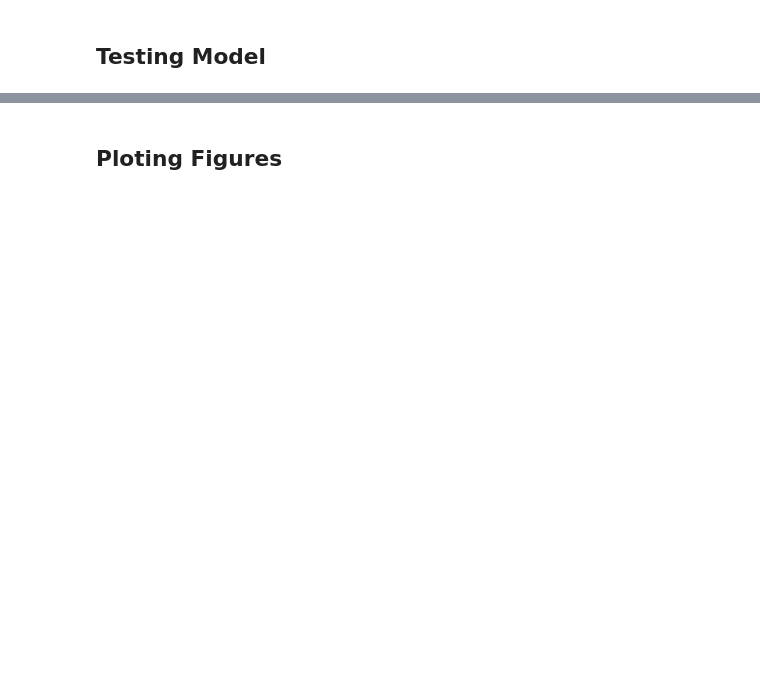
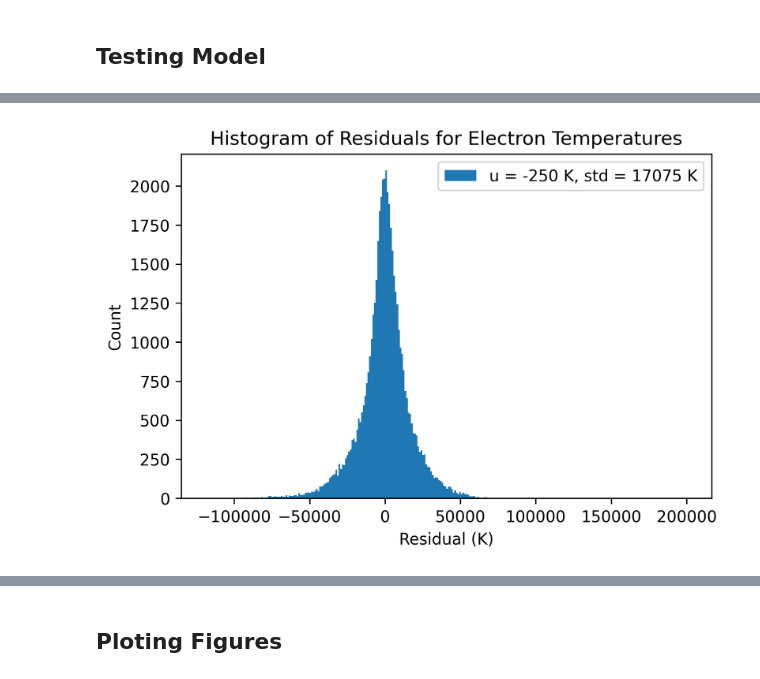
Before and after one commit to AyushmaanAggarwal/qtn-proj-ayu, a Jupyter notebook: cnn_wind.ipynb, the cells around one changed output, grey strips where cells are left out. Saved outputs shown, nothing was run; the diff lists cells and outputs as text; code cells hidden in the pictures; blank space fills up the shorter version.

```diff
--- a/cnn_wind.ipynb
+++ b/cnn_wind.ipynb
@@ -275,0 +332,11 @@ for name, size in sorted(((name, sys.getsizeof(value)) for name, value in locals
+# %%
+plt.figure(dpi=300, facecolor='w')
+plt.hist(lst3, bins=300, label="u = -250 K, std = 17075 K")
+plt.title("Histogram of Residuals for Electron Temperatures")
+plt.legend()
+plt.xlabel("Residual (K)")
+plt.ylabel("Count")
+plt.savefig("plots/te_residuals.png", dpi=300)
+plt.show()
+# %% [output]
+[figure, added]
```
Also changed, not shown: parts of 38 cells of this notebook.
